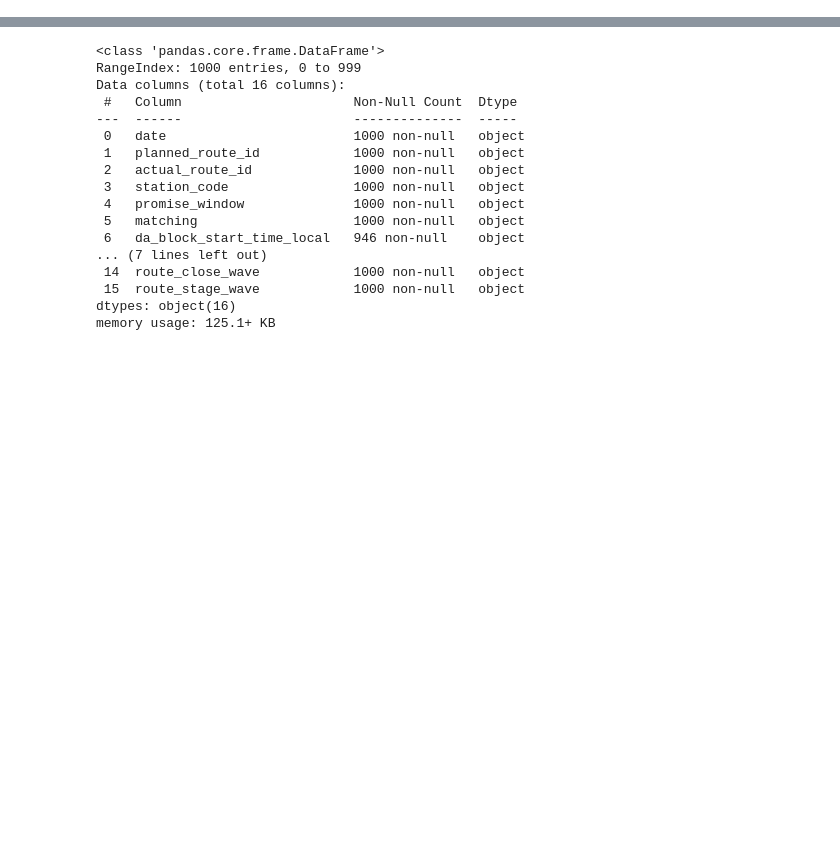
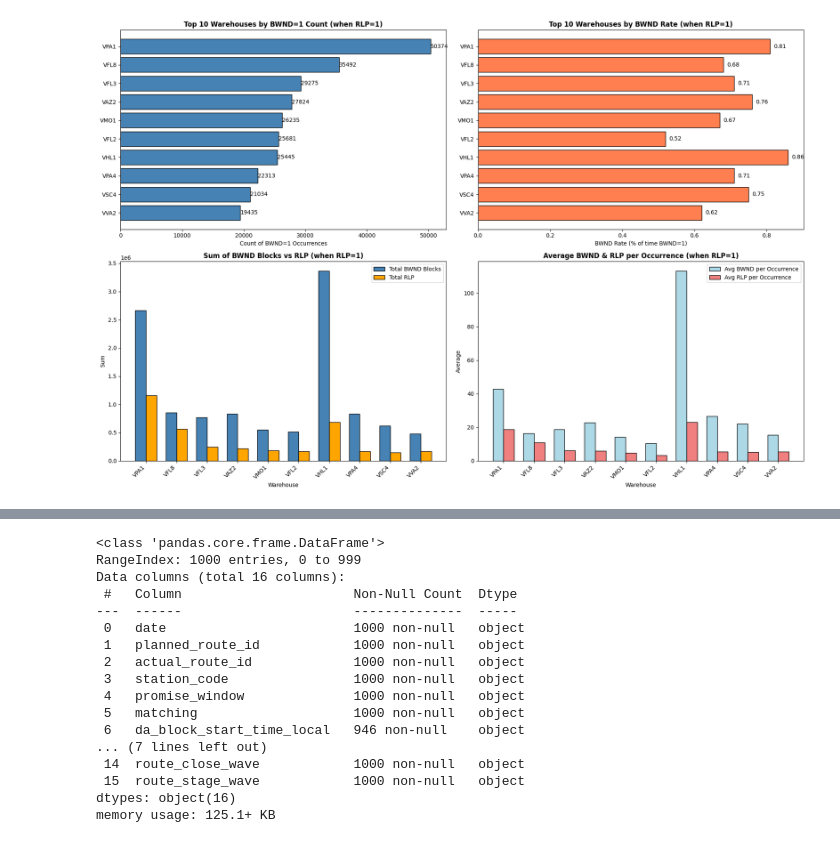
Before and after one commit to mnivs-amazon/bwnd-analysis-project, a Jupyter notebook: RoutesAnalysis.ipynb, the cells around one changed output, grey strips where cells are left out. Saved outputs shown, nothing was run; the diff lists cells and outputs as text; code cells hidden in the pictures; blank space fills up the shorter version.

Commit message:
Update RoutesAnalysis.ipynb: Enhanced route matching analysis with station performance patterns and temporal insights

```diff
--- a/RoutesAnalysis.ipynb
+++ b/RoutesAnalysis.ipynb
@@ -104,0 +633,17 @@ ImportError: cannot import name 'DATABASE_CONFIG' from 'config' (/Users/mnivs/Do
+# %%
+# Extract time components
+df['hour'] = df['block_start_datetime_utc'].dt.hour
+df['day_of_week'] = df['block_start_datetime_utc'].dt.day_name()
+df['date'] = df['block_start_datetime_utc'].dt.date
+
+# Hourly patterns
+hourly_patterns = df.groupby('hour').agg({
+    'BWND_happened': ['count', 'sum', 'mean'],
+    'RLP_happened': ['sum', 'mean']
+}).round(3)
+
+hourly_patterns.columns = ['total_blocks', 'bwnd_count', 'bwnd_rate', 'rlp_count', 'rlp_rate']
+
+print("🕐 Top 10 Hours for BWND Events:")
+top_bwnd_hours = hourly_patterns.sort_values('bwnd_rate', ascending=False).head(10)
+display(top_bwnd_hours)
@@ -104,0 +756,82 @@ ImportError: cannot import name 'DATABASE_CONFIG' from 'config' (/Users/mnivs/Do
+# %%
+# ============================================================================
+# VISUALIZATION
+# ============================================================================
+fig, axes = plt.subplots(2, 2, figsize=(18, 12))
+
+# Get top 10 warehouses
+top_warehouses = warehouse_analysis.head(10)
+
+# Plot 1: BWND Count (times BWND=1 when RLP=1)
+axes[0, 0].barh(range(len(top_warehouses)), top_warehouses['bwnd_count'], color='steelblue', edgecolor='black')
+axes[0, 0].set_yticks(range(len(top_warehouses)))
+axes[0, 0].set_yticklabels(top_warehouses.index)
+axes[0, 0].set_title('Top 10 Warehouses by BWND=1 Count (when RLP=1)', fontsize=12, fontweight='bold')
+axes[0, 0].set_xlabel('Count of BWND=1 Occurrences')
+axes[0, 0].invert_yaxis()
+
+# Add value labels
+for i, v in enumerate(top_warehouses['bwnd_count']):
+    axes[0, 0].text(v + 0.5, i, f'{int(v)}', va='center')
+
+# Plot 2: BWND Rate
+axes[0, 1].barh(range(len(top_warehouses)), top_warehouses['bwnd_rate'], color='coral', edgecolor='black')
+axes[0, 1].set_yticks(range(len(top_warehouses)))
+axes[0, 1].set_yticklabels(top_warehouses.index)
+axes[0, 1].set_title('Top 10 Warehouses by BWND Rate (when RLP=1)', fontsize=12, fontweight='bold')
+axes[0, 1].set_xlabel('BWND Rate (% of time BWND=1)')
+axes[0, 1].invert_yaxis()
+
+# Add value labels
+for i, v in enumerate(top_warehouses['bwnd_rate']):
+    axes[0, 1].text(v + 0.01, i, f'{v:.2f}', va='center')
+
+# Plot 3: Total BWND Blocks vs Total RLP
+x = np.arange(len(top_warehouses))
+width = 0.35
+
+bars1 = axes[1, 0].bar(x - width/2, top_warehouses['total_bwnd_blocks'], width, label='Total BWND Blocks', color='steelblue', edgecolor='black')
+bars2 = axes[1, 0].bar(x + width/2, top_warehouses['total_rlp'], width, label='Total RLP', color='orange', edgecolor='black')
+
+axes[1, 0].set_xlabel('Warehouse')
+axes[1, 0].set_ylabel('Sum')
+axes[1, 0].set_title('Sum of BWND Blocks vs RLP (when RLP=1)', fontsize=12, fontweight='bold')
+axes[1, 0].set_xticks(x)
+axes[1, 0].set_xticklabels(top_warehouses.index, rotation=45, ha='right')
+axes[1, 0].legend()
+
+# Plot 4: Average BWND and RLP per Occurrence
+bars1 = axes[1, 1].bar(x - width/2, top_warehouses['avg_bwnd_per_occurrence'], width, label='Avg BWND per Occurrence', color='lightblue', edgecolor='black')
+bars2 = axes[1, 1].bar(x + width/2, top_warehouses['avg_rlp_per_occurrence'], width, label='Avg RLP per Occurrence', color='lightcoral', edgecolor='black')
+
+axes[1, 1].set_xlabel('Warehouse')
+axes[1, 1].set_ylabel('Average')
+axes[1, 1].set_title('Average BWND & RLP per Occurrence (when RLP=1)', fontsize=12, fontweight='bold')
+axes[1, 1].set_xticks(x)
+axes[1, 1].set_xticklabels(top_warehouses.index, rotation=45, ha='right')
+axes[1, 1].legend()
+
+plt.tight_layout()
+plt.show()
+
+# ============================================================================
+# DETAILED TABLE
+# ============================================================================
+print("\n" + "="*100)
+print("DETAILED METRICS FOR TOP 10 WAREHOUSES")
+print("="*100)
+
+detailed_table = top_warehouses.copy()
+detailed_table.columns = [
+    'BWND=1 Count',
+    'BWND Rate',
+    'Sum BWND Blocks',
+    'Sum RLP',
+    'RLP Occurrences',
+    'Avg BWND/Occur',
+    'Avg RLP/Occur'
+]
+
+print(detailed_table.to_string())
+# %% [output]
+[figure, added]
```
Also changed, not shown: parts of 35 cells of this notebook.
